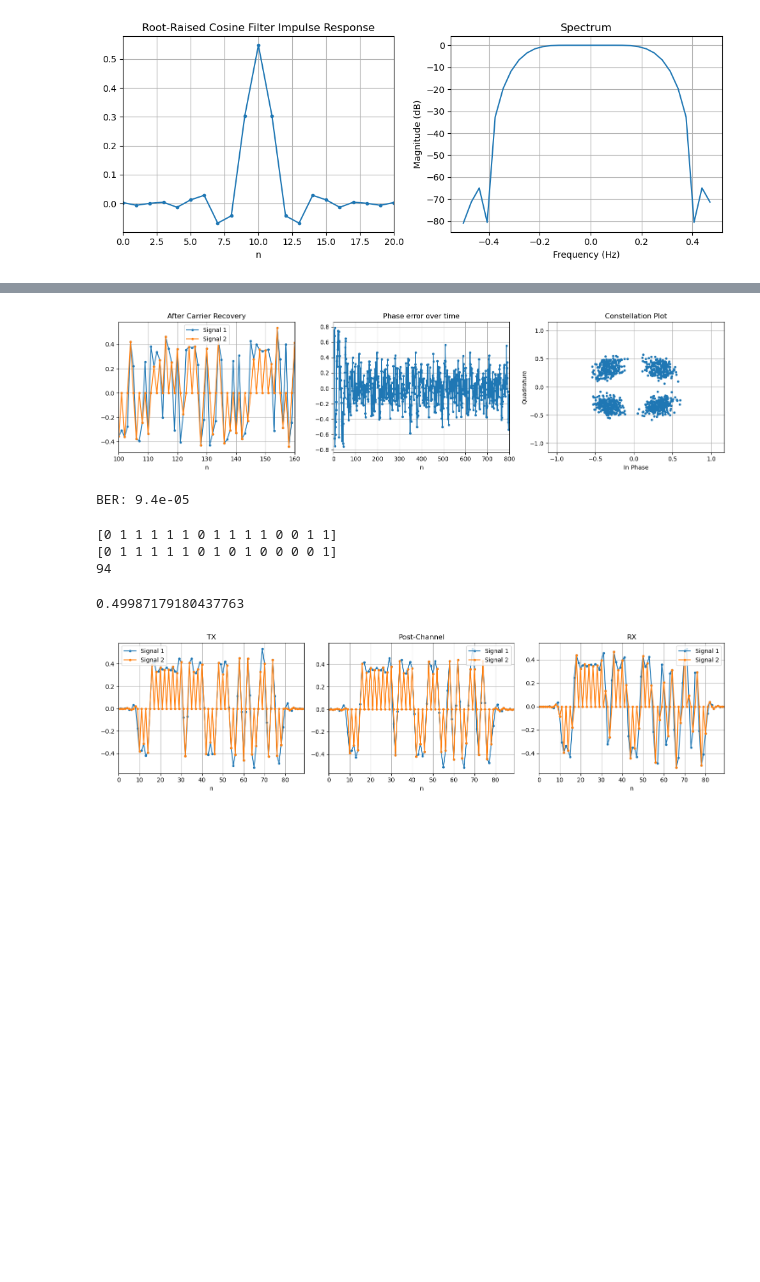
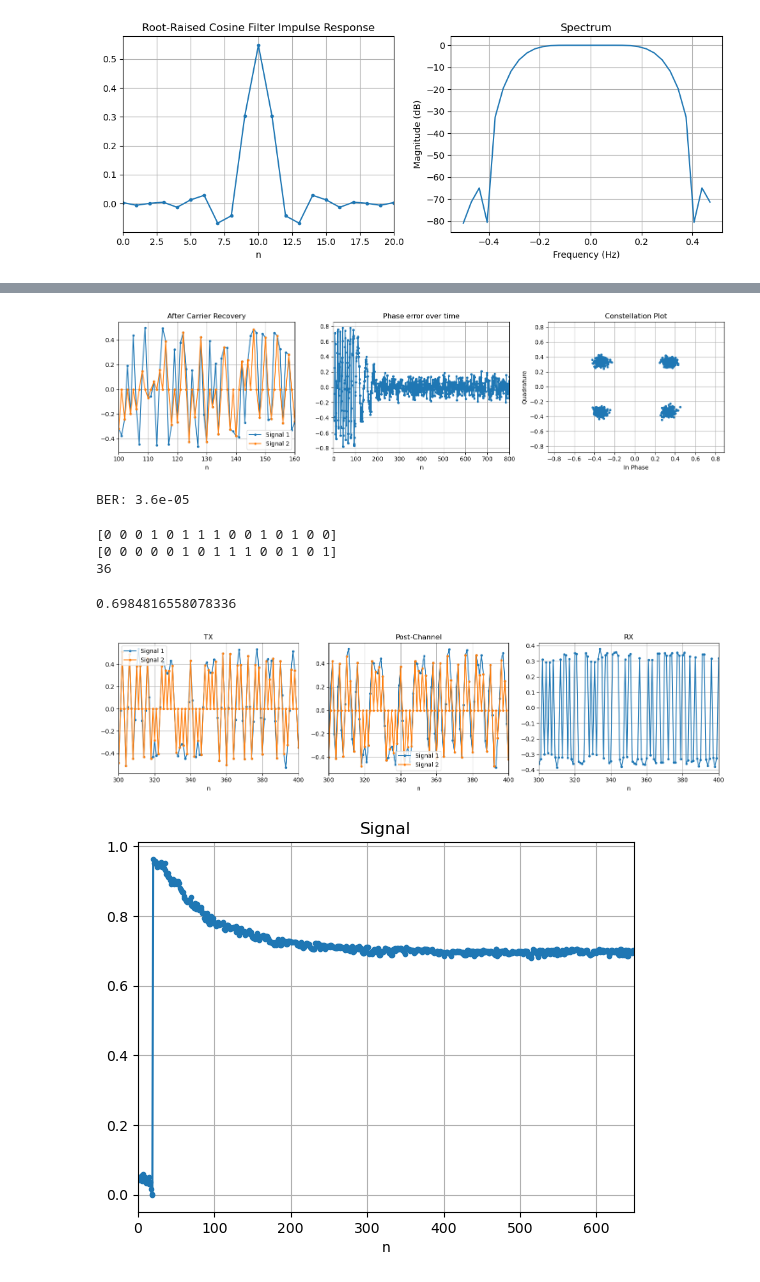
Before and after one commit to cddelong6626/sdr-notebooks, a Jupyter notebook: notebooks/qpsk_sim.ipynb, the cells around one changed output, grey strips where cells are left out. Saved outputs shown, nothing was run; the diff lists cells and outputs as text; code cells hidden in the pictures; blank space fills up the shorter version.

```diff
--- a/notebooks/qpsk_sim.ipynb
+++ b/notebooks/qpsk_sim.ipynb
@@ -155,13 +151,8 @@ cubic interpolation:
 - More accurate than lower order quadratic interpolaters
 """
 
-delta_t = 0.0
-buf_size = 5
-n = np.arange(buf_size)
-
-
-
-sig_dec = sig_matched[::SPS]
+stc = SymbolTimingCorrector()
+symbols_sampled = stc.correct_batch(sig_matched)
 
 
 ### Carrier Recovery ###
@@ -171,19 +162,20 @@ K_i = 0.03
 
 control = PIDFeedback(K_p, K_i)
 lock_detector = PhaseLockDetector()
-error = np.empty_like(sig_dec)
-sym_rot = costas_loop(sig_dec, control, lock_detector, debug=error)
-samples = np.array([sym_rot[i]*(i % SPS == 0) for i in np.arange(sym_rot.size)], dtype=sym_rot.dtype)
+error = np.empty_like(symbols_sampled)
+sym_rot = costas_loop(symbols_sampled, control, lock_detector, debug=error)
+symbols = np.array([sym_rot[i]*(i % SPS == 0) for i in np.arange(sym_rot.size)], dtype=sym_rot.dtype)
 
 
+# Add in before + after plots for (carrier recovery), (symbol timing recovery)
 fig, axs = plt.subplots(1, 3, figsize=(15, 4))
-plot_signal(sym_rot.real, samples.real, title='After Carrier Recovery', xlim=[50*SPS, 80*SPS], ax=axs[0])
+plot_signal(sym_rot.real, symbols.real, title='After Carrier Recovery', xlim=[50*SPS, 80*SPS], ax=axs[0])
 plot_signal(error, title='Phase error over time', xlim=[0, 800], ax=axs[1])
 plot_constellation(sym_rot[1000:], n_samples=1000, ax=axs[2])
 plt.tight_layout()
 plt.show()
 # %% [output]
-[figure, old version]
+[figure, new version]
 # %%
 ### Demodulation ###
 
@@ -192,7 +184,7 @@ bits_rx = demodulate_qpsk(diff_decode_psk_symbols(optimum_decider_qpsk(sym_rot))
 
 print(f"BER: {np.mean(bits_tx != bits_rx)}")
 # %% [output]
-BER: 9.4e-05
+BER: 3.6e-05
 # %%
 print(bits_tx[0:15])
 print(bits_rx[0:15])
@@ -203,46 +195,51 @@ for i in range(len(bits_tx)):
 
 print(np.sum(bits_rx != bits_tx))
 # %% [output]
-[0 1 1 1 1 1 0 1 1 1 1 0 0 1 1]
-[0 1 1 1 1 1 0 1 0 1 0 0 0 0 1]
-94
+[0 0 0 1 0 1 1 1 0 0 1 0 1 0 0]
+[0 0 0 0 0 1 0 1 1 1 0 0 1 0 1]
+36
 # %%
 fig, axs = plt.subplots(1, 3, figsize=(15, 4))
 
 
 SPS = 2
 N_RRC_TAPS = SPS*10 + 1
-N_SAMPS = 70
+N_SAMPS = 1300
 
 # TX
 h_rrc = rrc_coef(Ts=SPS, n_taps=N_RRC_TAPS)
-s = np.convolve(upsample(modulate_qpsk(np.random.randint(2, size=N_SAMPS)), SPS), h_rrc)
+s = np.convolve(upsample(modulate_qpsk(np.random.randint(2, size=N_SAMPS)), SPS), h_rrc)[10:-10]
 samples = np.array([s[i]*(i % SPS == 0) for i in np.arange(s.size)], dtype=s.dtype)
-plot_signal(s, samples, title="TX", ax=axs[0])
+plot_signal(s, samples, title="TX", ax=axs[0], xlim=[300, 400])
 
 
 # Channel
-mu = 0.1
+mu = 0.3
 s = apply_sto(s, mu)
 
 samples = np.array([s[i]*(i % SPS == 0) for i in np.arange(s.size)], dtype=s.dtype)
 
-plot_signal(s, samples, title="Post-Channel", ax=axs[1])
+plot_signal(s, samples, title="Post-Channel", ax=axs[1], xlim=[300, 400])
 
 
 # RX
-# s = np.convolve(s, h_rrc)[20:-20]
+s = np.convolve(s, h_rrc)[10:-10]
 stc = SymbolTimingCorrector()
 s = stc.correct_batch(batch=s)
 samples = np.array([s[i]*(i % SPS == 0) for i in np.arange(s.size)], dtype=s.dtype)
-plot_signal(s, samples, title="RX", ax=axs[2])
+# plot_signal(s, samples, title="RX", ax=axs[2], xlim=[300, 400])
+plot_signal(s, title="RX", ax=axs[2], xlim=[300, 400])
 print(stc.mu)
+print()
 
 plt.tight_layout()
 plt.show()
+
+plot_signal(stc.mu_log, n_samps=len(stc.mu_log))
 # %% [output]
-0.49987179180437763
+0.6984816558078336
-[figure, old version]
+[figure, new version]
+[figure, added]
 # %%
 farrow = CubicFarrowInterpolator()
 
```
Also changed, not shown: parts of 10 cells of this notebook, 20 other files.
